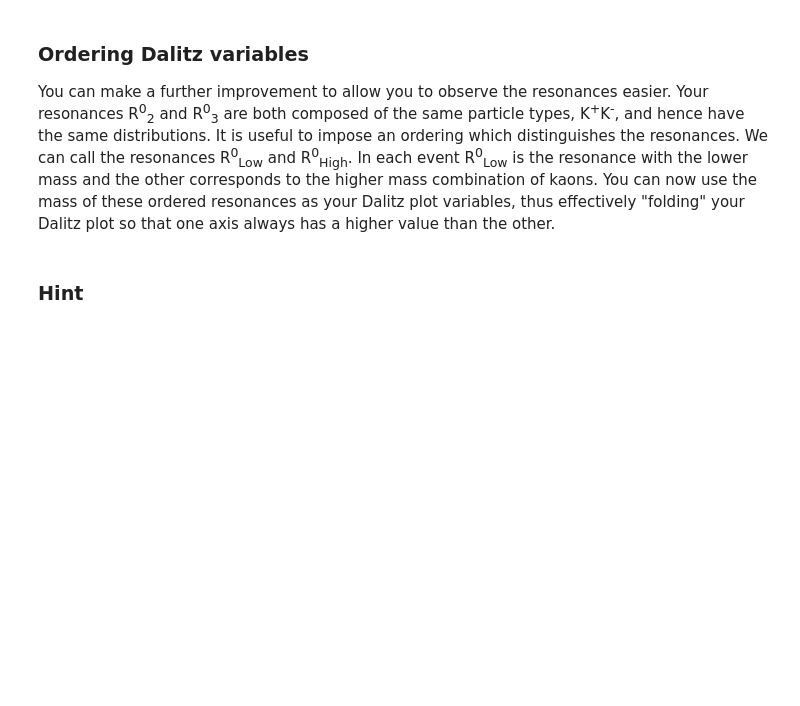
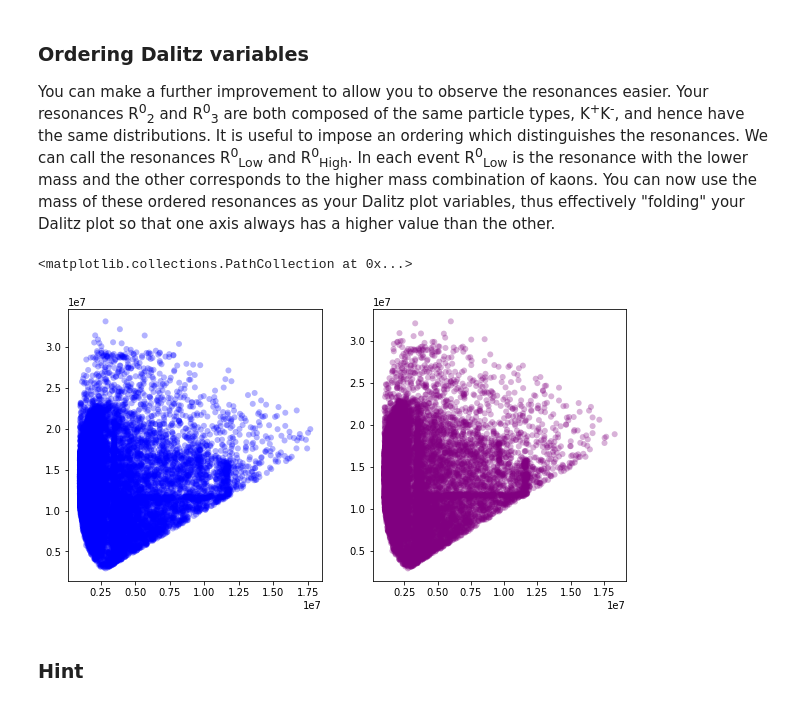
Before and after one commit to JTMalczewski/opendata-project-master, a Jupyter notebook: LHCb_Open_Data_Project.ipynb, the cells around one changed output. Saved outputs shown, nothing was run; the diff lists cells and outputs as text; code cells hidden in the pictures; blank space fills up the shorter version.

```diff
--- a/LHCb_Open_Data_Project.ipynb
+++ b/LHCb_Open_Data_Project.ipynb
@@ -610,3 +585,13 @@ You can make a further improvement to allow you to observe the resonances easier
+# %%
+# make a new Dalitz plot with a mass ordering of the axes
+plt.figure(figsize=(10,5))
+plt.subplot(1,2,1)
+plt.scatter(np.minimum(R_masses_true[0],R_masses_true[1])**2, np.maximum(R_masses_true[0],R_masses_true[1])**2, c='blue', alpha=0.3, edgecolors='none')
+plt.subplot(1,2,2)
+plt.scatter(np.minimum(R_masses_true[2],R_masses_true[3])**2, np.maximum(R_masses_true[2],R_masses_true[3])**2, c='purple', alpha=0.3, edgecolors='none')
+# %% [output]
+<matplotlib.collections.PathCollection at 0x...>
+[figure, added]
 # %% [markdown]
 ### Hint
 # %% [markdown]
```
Also changed, not shown: parts of 26 cells of this notebook.
